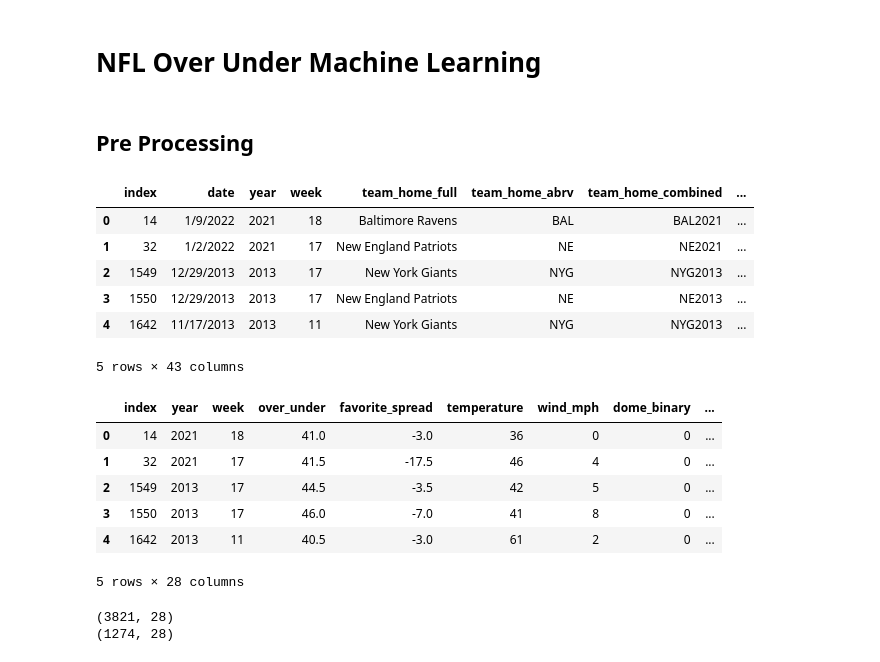
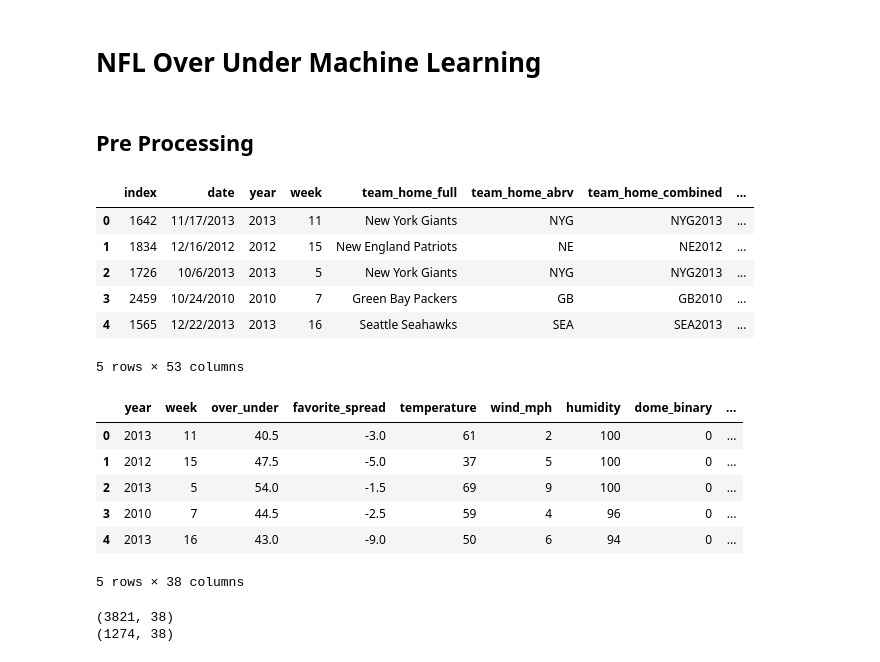
Before and after one commit to ksdisch/NFL_Totals-MachineLearningModel, a Jupyter notebook: OverUnderML1.ipynb, the cells around one changed output. Cells and saved outputs as stored; diff of their text form; code cells hidden in the pictures.

```diff
--- a/OverUnderML1.ipynb
+++ b/OverUnderML1.ipynb
@@ -1,7 +1,7 @@
-# %% [markdown]
-# NFL Over Under Machine Learning
-# %% [markdown]
-## Pre Processing
+# %% [markdown]
+# NFL Over Under Machine Learning
+# %% [markdown]
+## Pre Processing
 # %%
 # import dependencies
 from pathlib import Path
@@ -18,31 +28,33 @@ from sklearn.ensemble import GradientBoostingClassifier
 # %%
 # import data
-data = Path('spreadspoke_scores_CLEANED4.csv')
+data = Path('nfl.csv')
 df = pd.read_csv(data)
 df.head()
 # %% [output]
 |  | index | date | year | week | team_home_full | team_home_abrv | team_home_combined | ... |
-| 0 | 14 | 1/9/2022 | 2021 | 18 | Baltimore Ravens | BAL | BAL2021 | ... |
-| 1 | 32 | 1/2/2022 | 2021 | 17 | New England Patriots | NE | NE2021 | ... |
-| 2 | 1549 | 12/29/2013 | 2013 | 17 | New York Giants | NYG | NYG2013 | ... |
-| 3 | 1550 | 12/29/2013 | 2013 | 17 | New England Patriots | NE | NE2013 | ... |
-| 4 | 1642 | 11/17/2013 | 2013 | 11 | New York Giants | NYG | NYG2013 | ... |
+| 0 | 1642 | 11/17/2013 | 2013 | 11 | New York Giants | NYG | NYG2013 | ... |
+| 1 | 1834 | 12/16/2012 | 2012 | 15 | New England Patriots | NE | NE2012 | ... |
+| 2 | 1726 | 10/6/2013 | 2013 | 5 | New York Giants | NYG | NYG2013 | ... |
+| 3 | 2459 | 10/24/2010 | 2010 | 7 | Green Bay Packers | GB | GB2010 | ... |
+| 4 | 1565 | 12/22/2013 | 2013 | 16 | Seattle Seahawks | SEA | SEA2013 | ... |
-5 rows × 43 columns
+5 rows × 53 columns
 # %%
+# define target variable and drop irrelevant columns for ML
 y = df['over_binary']
 X = df.drop(columns=['index','over_binary', 'over_under_diff', 'score_total', 'date', 'team_home_full', 'team_home_abrv', 'team_home_combined',
                      'team_away_full', 'team_away_abrv', 'team_away_combined',
-                     'team_favorite_abrv', 'weather_detail', 'humidity', 'score_home', 'score_away'])
+                     'team_favorite_abrv', 'weather_detail', 'score_home', 'score_away'])
 X.head()
 # %% [output]
-|  | index | year | week | over_under | favorite_spread | temperature | wind_mph | dome_binary | ... |
-| 0 | 14 | 2021 | 18 | 41.0 | -3.0 | 36 | 0 | 0 | ... |
-| 1 | 32 | 2021 | 17 | 41.5 | -17.5 | 46 | 4 | 0 | ... |
-| 2 | 1549 | 2013 | 17 | 44.5 | -3.5 | 42 | 5 | 0 | ... |
-| 3 | 1550 | 2013 | 17 | 46.0 | -7.0 | 41 | 8 | 0 | ... |
-| 4 | 1642 | 2013 | 11 | 40.5 | -3.0 | 61 | 2 | 0 | ... |
+|  | year | week | over_under | favorite_spread | temperature | wind_mph | humidity | dome_binary | ... |
+| 0 | 2013 | 11 | 40.5 | -3.0 | 61 | 2 | 100 | 0 | ... |
+| 1 | 2012 | 15 | 47.5 | -5.0 | 37 | 5 | 100 | 0 | ... |
+| 2 | 2013 | 5 | 54.0 | -1.5 | 69 | 9 | 100 | 0 | ... |
+| 3 | 2010 | 7 | 44.5 | -2.5 | 59 | 4 | 96 | 0 | ... |
+| 4 | 2013 | 16 | 43.0 | -9.0 | 50 | 6 | 94 | 0 | ... |
-5 rows × 28 columns
+5 rows × 38 columns
 # %%
+# split data into training and testing sets
 X_train, X_test, y_train, y_test = train_test_split(X,
                                                     y,
                                                     random_state=1,
@@ -50,6 +62,6 @@ X_train, X_test, y_train, y_test = train_test_split(X,
 print(X_train.shape)
 print(X_test.shape)
 # %% [output]
-(3821, 28)
-(1274, 28)
+(3821, 38)
+(1274, 38)
 # %%
```
Also changed, not shown: parts of 55 cells of this notebook.
